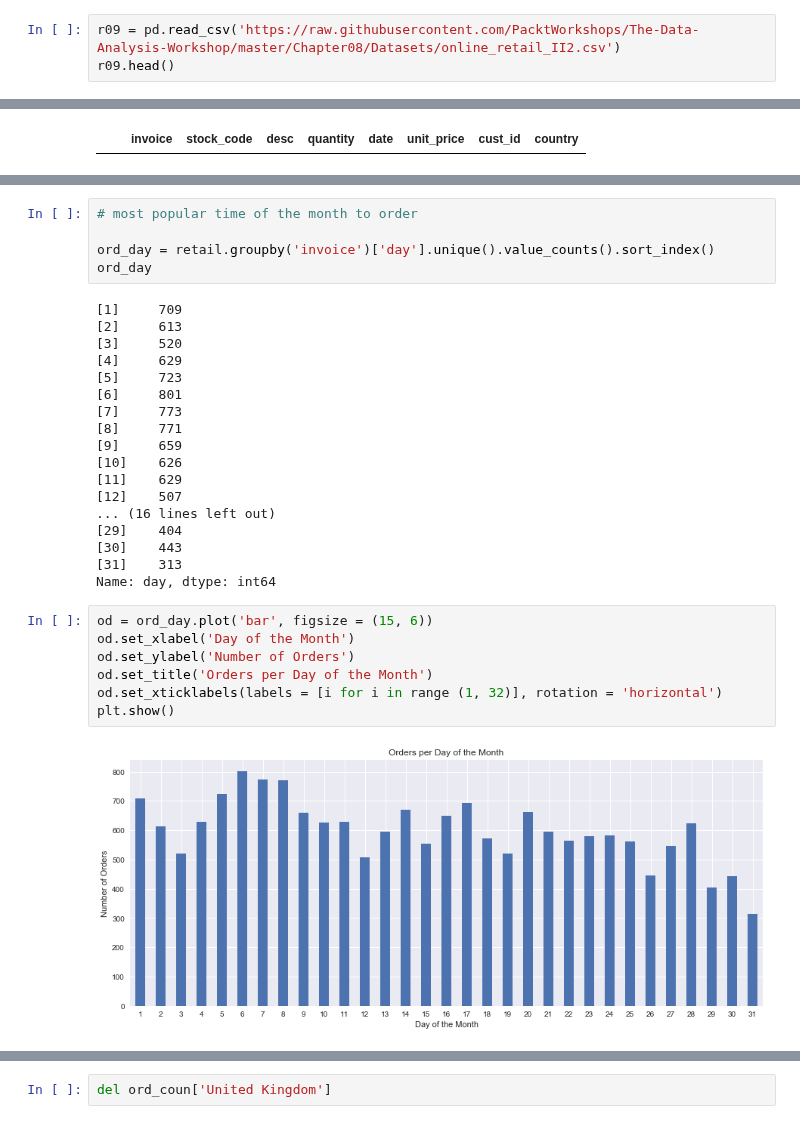
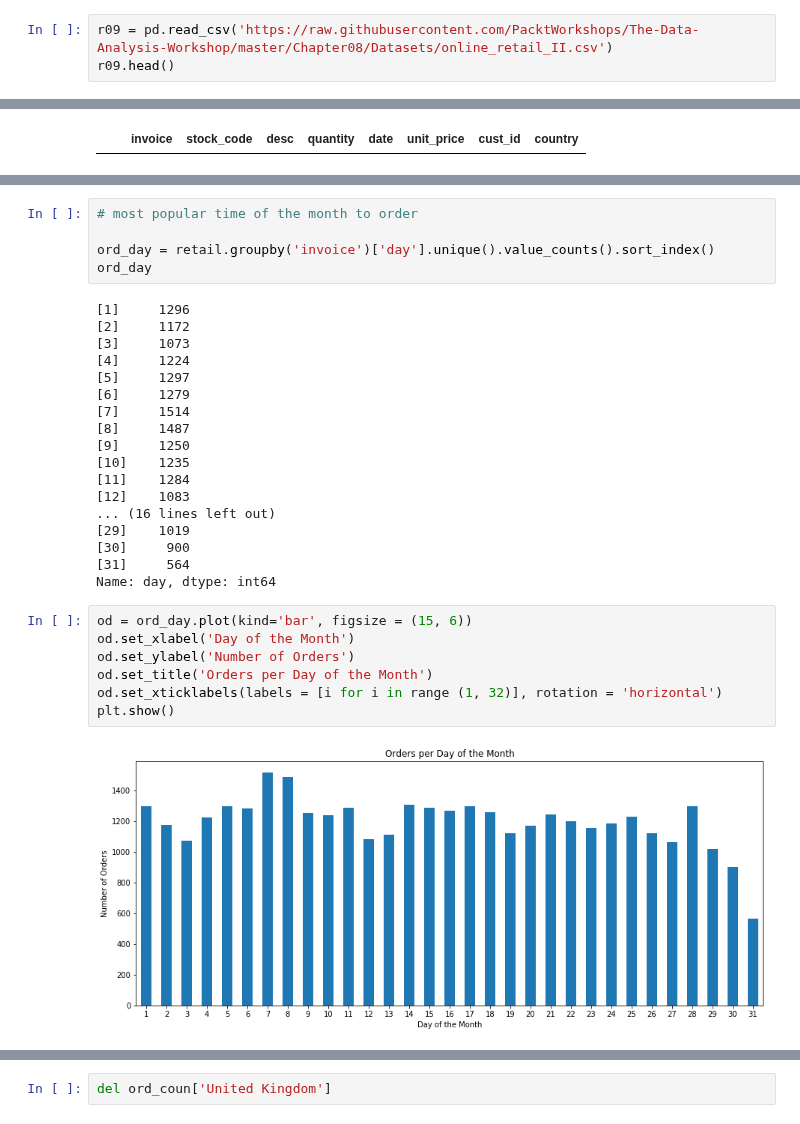
Before and after one commit to PacktWorkshops/The-Data-Analysis-Workshop, a Jupyter notebook: Chapter08/Activity8.01/Activity8.01.ipynb, the cells around one changed output, grey strips where cells are left out. Cells and saved outputs as stored; diff of their text form.

```diff
--- a/Chapter08/Activity8.01/Activity8.01.ipynb
+++ b/Chapter08/Activity8.01/Activity8.01.ipynb
@@ -14,7 +12,7 @@ You should consider upgrading via the 'python -m pip install --upgrade pip' comm
 # %%
 import plotly.express as px
 # %%
-r09 = pd.read_csv('https://raw.githubusercontent.com/PacktWorkshops/The-Data-Analysis-Workshop/master/Chapter08/Datasets/online_retail_II2.csv')
+r09 = pd.read_csv('https://raw.githubusercontent.com/PacktWorkshops/The-Data-Analysis-Workshop/master/Chapter08/Datasets/online_retail_II.csv')
 r09.head()
 # %% [output]
 |  | Invoice | StockCode | Description | Quantity | InvoiceDate | Price | Customer ID | Country |
@@ -451,32 +443,32 @@ plt.show()
 ord_day = retail.groupby('invoice')['day'].unique().value_counts().sort_index()
 ord_day
 # %% [output]
-[1]     709
-[2]     613
-[3]     520
-[4]     629
-[5]     723
-[6]     801
-[7]     773
-[8]     771
-[9]     659
-[10]    626
-[11]    629
-[12]    507
+[1]     1296
+[2]     1172
+[3]     1073
+[4]     1224
+[5]     1297
+[6]     1279
+[7]     1514
+[8]     1487
+[9]     1250
+[10]    1235
+[11]    1284
+[12]    1083
 ... (16 lines left out)
-[29]    404
-[30]    443
-[31]    313
+[29]    1019
+[30]     900
+[31]     564
 Name: day, dtype: int64
 # %%
-od = ord_day.plot('bar', figsize = (15, 6))
+od = ord_day.plot(kind='bar', figsize = (15, 6))
 od.set_xlabel('Day of the Month')
 od.set_ylabel('Number of Orders')
 od.set_title('Orders per Day of the Month')
 od.set_xticklabels(labels = [i for i in range (1, 32)], rotation = 'horizontal')
 plt.show()
 # %% [output]
-[figure, old version]
+[figure, new version]
 # %%
 # orders per day of the week
 
```
Also changed, not shown: parts of 53 cells of this notebook.
